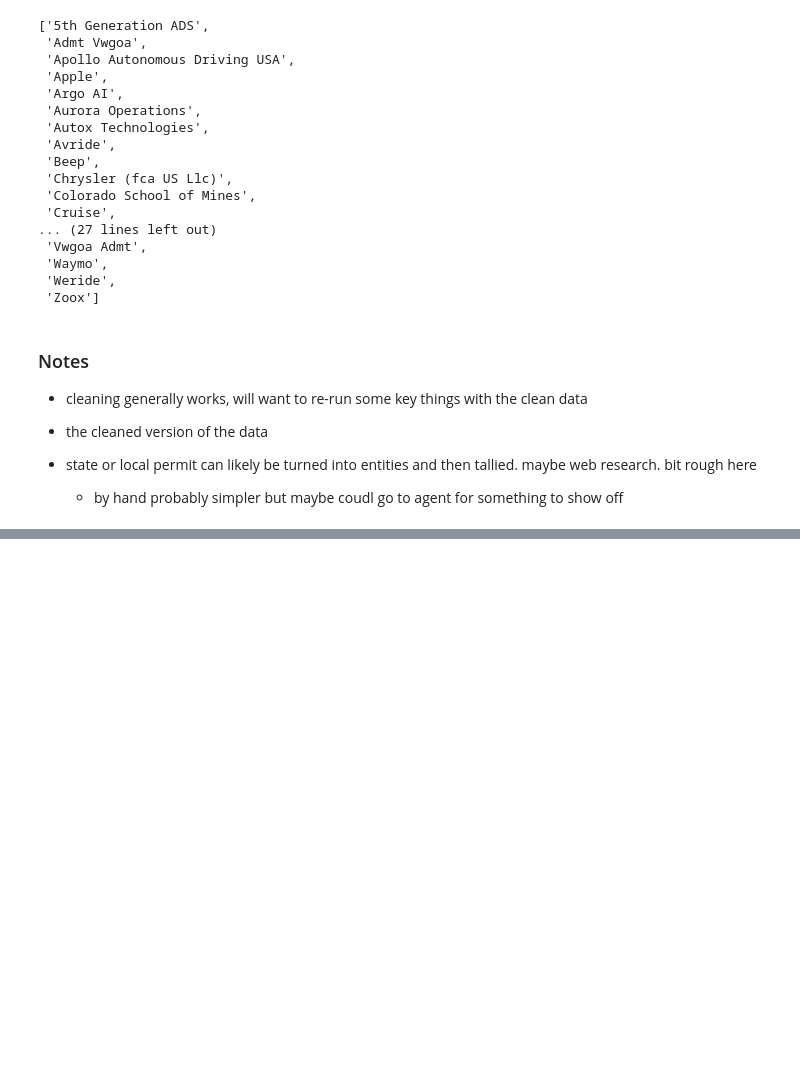
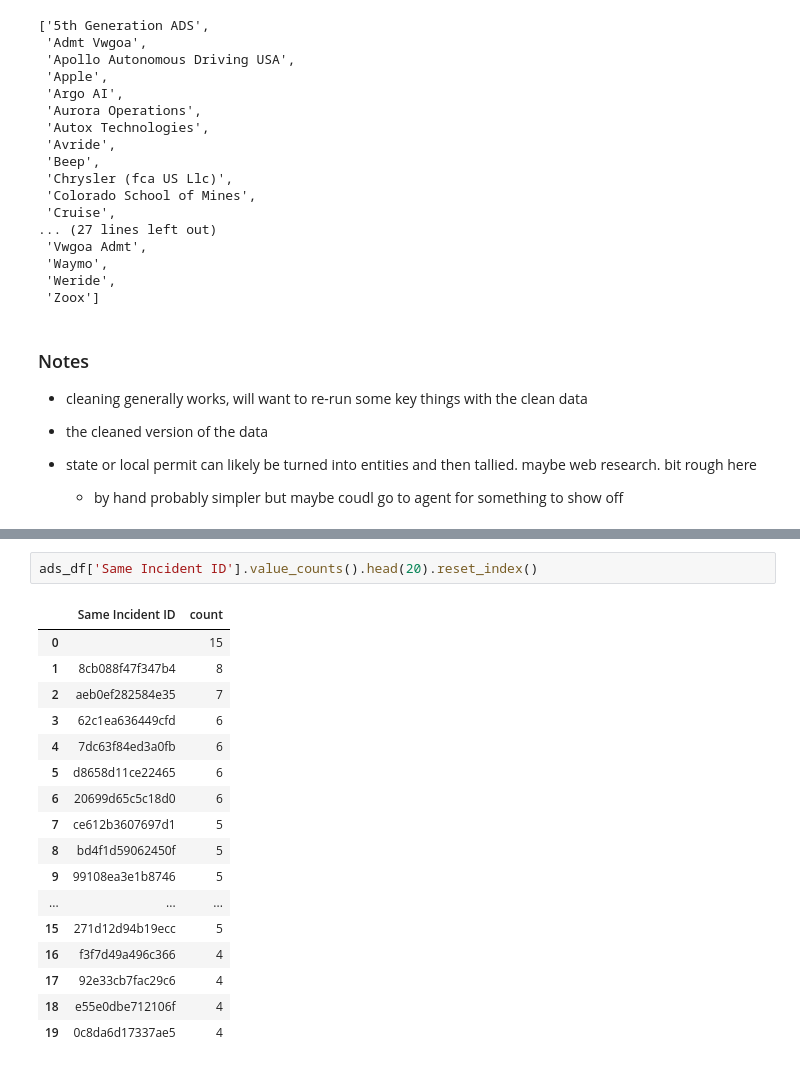
Before and after one commit to AurelianTactics/avird_2026, a Jupyter notebook: eda/ADS_to_2026_03_16/01_eda_initial_explore_2026.ipynb, the cells around one changed output, grey strips where cells are left out. Saved outputs shown, nothing was run; the diff lists cells and outputs as text; blank space fills up the shorter version.

```diff
--- a/eda/ADS_to_2026_03_16/01_eda_initial_explore_2026.ipynb
+++ b/eda/ADS_to_2026_03_16/01_eda_initial_explore_2026.ipynb
@@ -1387,0 +1573,20 @@ Name: count, dtype: int64
+# %%
+ads_df['Same Incident ID'].value_counts().head(20).reset_index()
+# %% [output]
+|  | Same Incident ID | count |
+| 0 |  | 15 |
+| 1 | 8cb088f47f347b4 | 8 |
+| 2 | aeb0ef282584e35 | 7 |
+| 3 | 62c1ea636449cfd | 6 |
+| 4 | 7dc63f84ed3a0fb | 6 |
+| 5 | d8658d11ce22465 | 6 |
+| 6 | 20699d65c5c18d0 | 6 |
+| 7 | ce612b3607697d1 | 5 |
+| 8 | bd4f1d59062450f | 5 |
+| 9 | 99108ea3e1b8746 | 5 |
+| ... | ... | ... |
+| 15 | 271d12d94b19ecc | 5 |
+| 16 | f3f7d49a496c366 | 4 |
+| 17 | 92e33cb7fac29c6 | 4 |
+| 18 | e55e0dbe712106f | 4 |
+| 19 | 0c8da6d17337ae5 | 4 |
```
Also changed, not shown: parts of 21 cells of this notebook, 2 other files.
